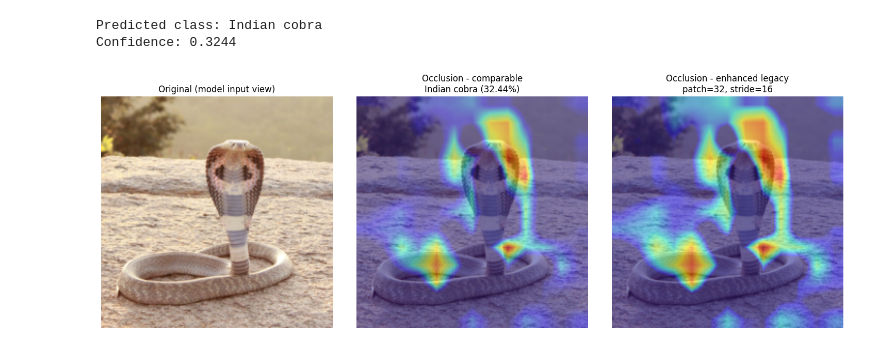
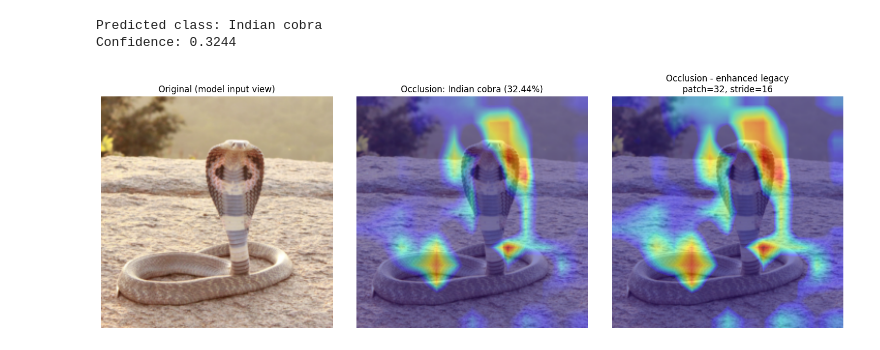
Before and after one commit to TomasVysinsky/DiplomaThesis, a Jupyter notebook: Occlusion/Occlusion_test.ipynb, the cells around one changed output. Drawn from its saved outputs; the diff is of its cells as text; code cells hidden in the pictures.

```diff
--- a/Occlusion/Occlusion_test.ipynb
+++ b/Occlusion/Occlusion_test.ipynb
@@ -103,22 +103,22 @@ occ_overlay_legacy = overlay(img_disp, occ_hm_legacy, alpha=0.5)
 # %%
 plt.figure(figsize=(15,5))
 
 plt.subplot(1,3,1)
 plt.imshow(img_disp)
 plt.title("Original (model input view)")
 plt.axis("off")
 
 plt.subplot(1,3,2)
 plt.imshow(occ_overlay_raw)
-plt.title(f"Occlusion - comparable\n{label} ({confidence:.2%})")
+plt.title(f"Occlusion: {label} ({confidence:.2%})")
 plt.axis("off")
 
 plt.subplot(1,3,3)
 plt.imshow(occ_overlay_legacy)
 plt.title(f"Occlusion - enhanced legacy\npatch={patch_size}, stride={stride}")
 plt.axis("off")
 
 plt.tight_layout()
 plt.show()
 # %% [output]
-[figure, old version]
+[figure, new version]
```
Also changed, not shown: parts of 1 cell of this notebook, 9 other files.
